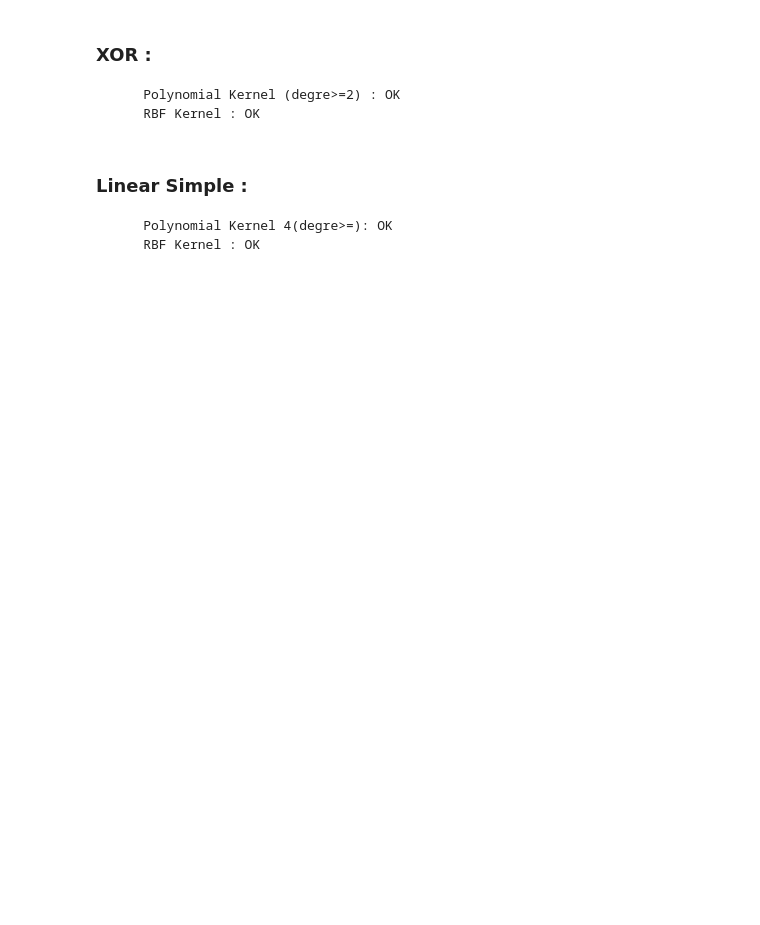
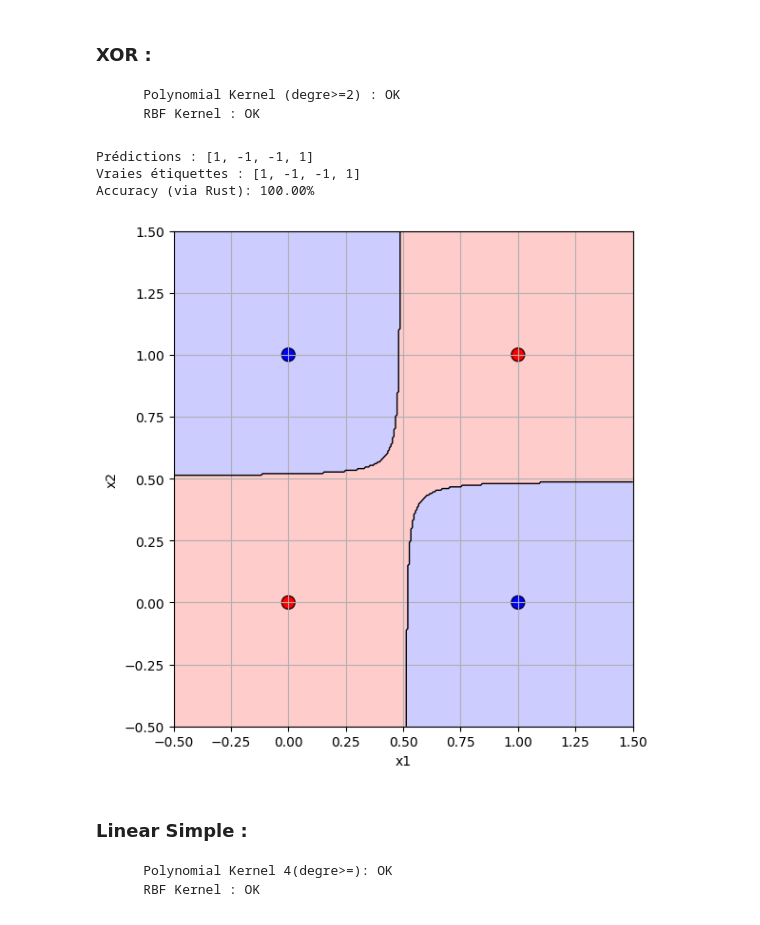
Before and after one commit to PA-2025/better_tensorflow, a Jupyter notebook: python/case_test_note_book/svm.ipynb, the cells around one changed output. Drawn from its saved outputs; the diff is of its cells as text; code cells hidden in the pictures; blank space fills up the shorter version.

```diff
--- a/python/case_test_note_book/svm.ipynb
+++ b/python/case_test_note_book/svm.ipynb
@@ -105,47 +110,48 @@ plt.show()
         Polynomial Kernel (degre>=2) : OK
         RBF Kernel : OK
 # %%
-## Classification avec SVM à noyau RBF (XOR)
+import numpy as np
+import matplotlib.pyplot as plt
+from better_tensorflow import KernelSVM
+
 X = np.array([[0, 1], [0, 0], [1, 1], [1, 0]])
-Y = np.array([1, -1, -1, 1])  # Encodage XOR
+Y = np.array([1, -1, -1, 1])
 
-# model = KernelSVM(kernel_type="rbf", param=2.0, lr=0.1, lambda_svm=0.01, epochs=200)
-model = KernelSVM("poly", 2, lr=0.1, lambda_svm=0.01, epochs=200)
-
-model.fit(X.tolist(), Y.tolist())
+model = KernelSVM("rbf", 2.0, lr=0.1, lambda_svm=0.01, epochs=200)
+model.fit(X.tolist(), Y.tolist(), "svm_xor.weight")
 
 Y_pred = model.predict(X.tolist())
+accuracy = model.evaluate(X.tolist(), Y.tolist())
 
-# === Évaluation
 print("Prédictions :", Y_pred)
-print(" Vraies étiquettes :", Y.tolist())
-print("Accuracy :", accuracy_score(Y, Y_pred))
-print("\n Classification Report:\n", classification_report(Y, Y_pred))
+print("Vraies étiquettes :", Y.tolist())
+print(f"Accuracy (via Rust): {accuracy:.2%}")
 
-# === Tracé 2D
 plt.figure(figsize=(6, 6))
-
-# Affichage des points
 colors = ["blue" if y == 1 else "red" for y in Y]
 plt.scatter(X[:, 0], X[:, 1], c=colors, edgecolors="k", s=100)
 
-# Grille de prédiction
 x_min, x_max = -0.5, 1.5
 y_min, y_max = -0.5, 1.5
 xx, yy = np.meshgrid(np.linspace(x_min, x_max, 300), np.linspace(y_min, y_max, 300))
-
 grid = np.c_[xx.ravel(), yy.ravel()]
 Z = np.array(model.predict(grid.tolist())).reshape(xx.shape)
 
 plt.contourf(xx, yy, Z, levels=[-1, 0, 1], alpha=0.2, colors=["red", "blue"])
 plt.contour(xx, yy, Z, levels=[0], colors="black", linewidths=1)
 
 plt.xlabel("x1")
 plt.ylabel("x2")
 plt.grid(True)
 plt.xlim(x_min, x_max)
 plt.ylim(y_min, y_max)
+plt.tight_layout()
 plt.show()
+# %% [output]
+Prédictions : [1, -1, -1, 1]
+Vraies étiquettes : [1, -1, -1, 1]
+Accuracy (via Rust): 100.00%
+[figure, added]
 # %% [markdown]
 ### Linear Simple :
         Polynomial Kernel 4(degre>=): OK
```
Also changed, not shown: parts of 5 cells of this notebook, 7 other files.
